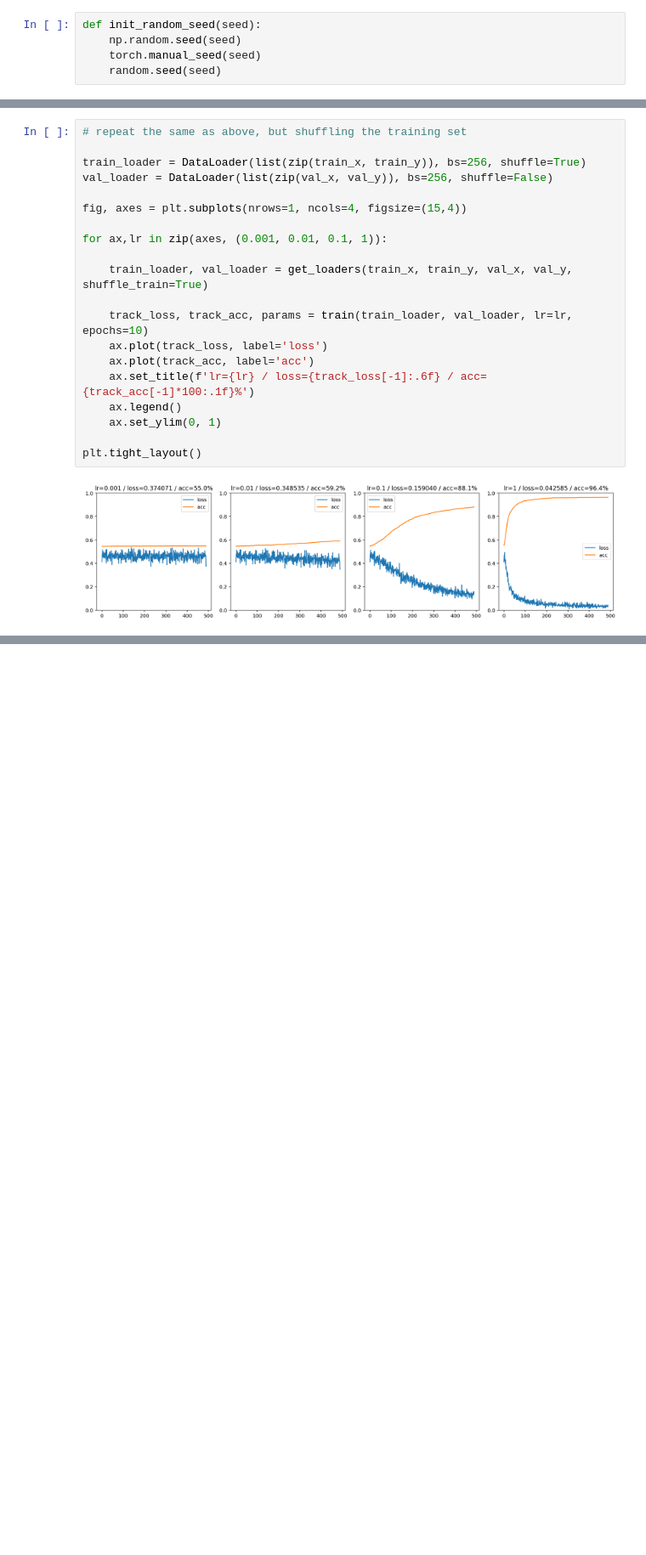
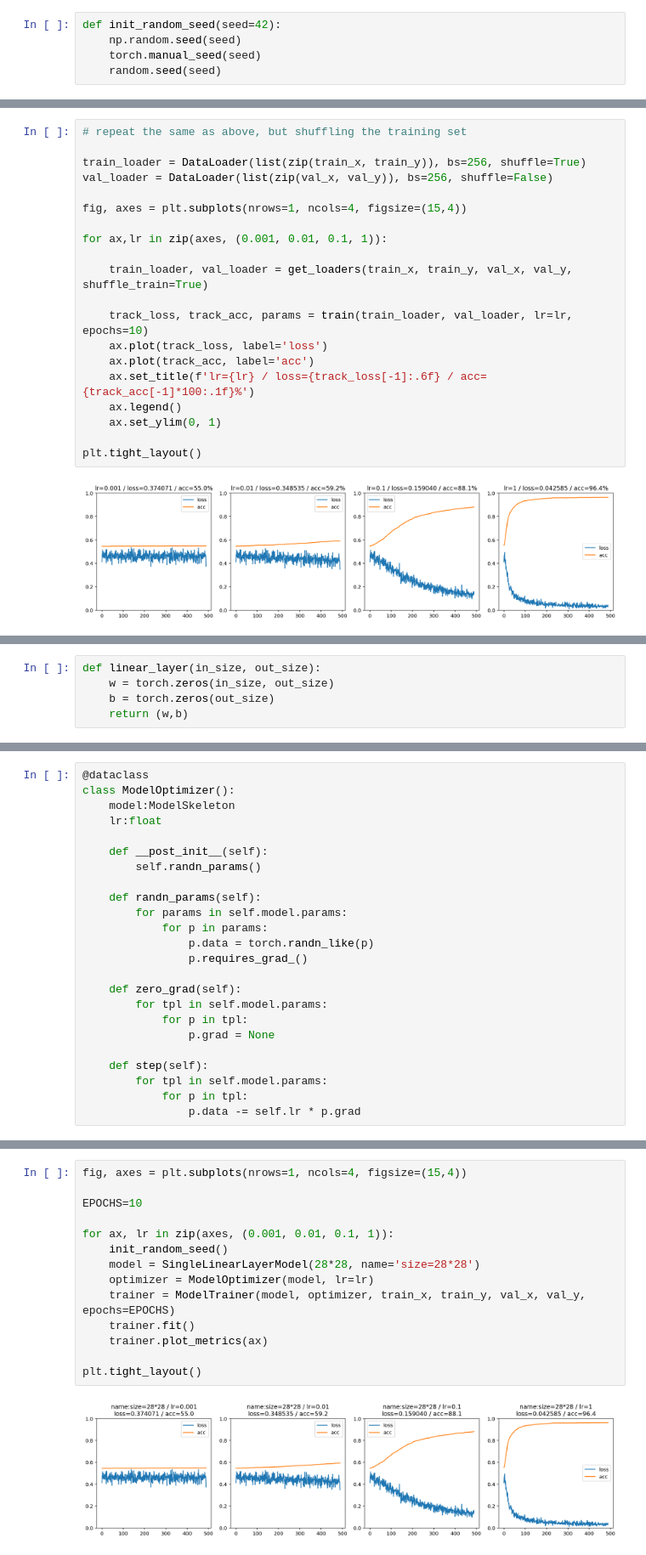
Before and after one commit to finale80/fastbook, a Jupyter notebook: notebooks/chapter04_mnist_basics.ipynb, the cells around one changed output, grey strips where cells are left out. Shown at 85% size. Drawn from its saved outputs; the diff is of its cells as text; blank space fills up the shorter version.

````diff
--- a/notebooks/chapter04_mnist_basics.ipynb
+++ b/notebooks/chapter04_mnist_basics.ipynb
@@ -495,7 +500,7 @@ torch.manual_seel()
 random.seed()
 ```
 # %%
-def init_random_seed(seed):
+def init_random_seed(seed=42):
     np.random.seed(seed)
     torch.manual_seed(seed)
     random.seed(seed)
@@ -794,0 +579,5 @@ plt.tight_layout()
+# %%
+def linear_layer(in_size, out_size):
+    w = torch.zeros(in_size, out_size)
+    b = torch.zeros(out_size)
+    return (w,b)
@@ -794,0 +631,24 @@ plt.tight_layout()
+# %%
+@dataclass
+class ModelOptimizer():
+    model:ModelSkeleton
+    lr:float
+
+    def __post_init__(self):
+        self.randn_params()
+
+    def randn_params(self):
+        for params in self.model.params:
+            for p in params:
+                p.data = torch.randn_like(p)
+                p.requires_grad_()
+
+    def zero_grad(self):
+        for tpl in self.model.params:
+            for p in tpl:
+                p.grad = None
+
+    def step(self):
+        for tpl in self.model.params:
+            for p in tpl:
+                p.data -= self.lr * p.grad
@@ -794,0 +728,16 @@ plt.tight_layout()
+# %%
+fig, axes = plt.subplots(nrows=1, ncols=4, figsize=(15,4))
+
+EPOCHS=10
+
+for ax, lr in zip(axes, (0.001, 0.01, 0.1, 1)):
+    init_random_seed()
+    model = SingleLinearLayerModel(28*28, name='size=28*28')
+    optimizer = ModelOptimizer(model, lr=lr)
+    trainer = ModelTrainer(model, optimizer, train_x, train_y, val_x, val_y, epochs=EPOCHS)
+    trainer.fit()
+    trainer.plot_metrics(ax)
+
+plt.tight_layout()
+# %% [output]
+[figure, added]
````
Also changed, not shown: parts of 35 cells of this notebook, 1 other file.
